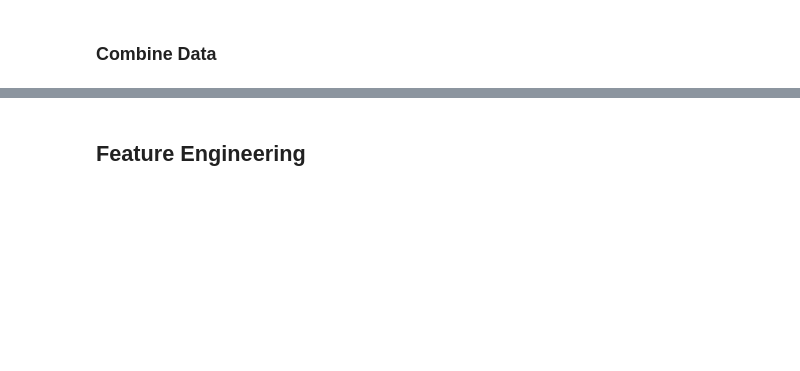
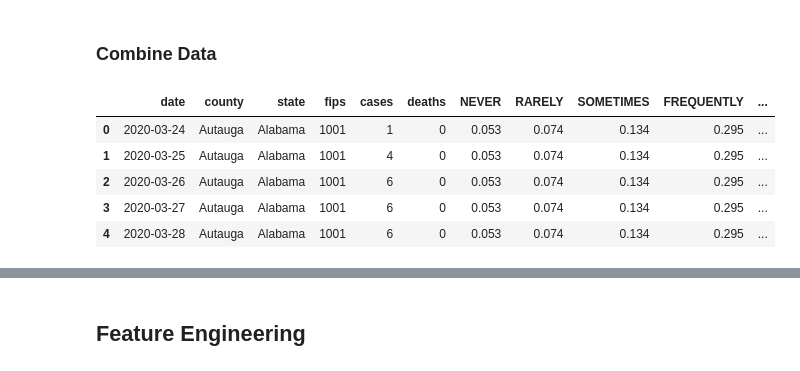
Before and after one commit to jtvkw2/Covid_Analysis, a Jupyter notebook: Covid Analysis.ipynb, the cells around one changed output, grey strips where cells are left out. Drawn from its saved outputs; the diff is of its cells as text; code cells hidden in the pictures; blank space fills up the shorter version.

```diff
--- a/Covid Analysis.ipynb
+++ b/Covid Analysis.ipynb
@@ -97,3 +99,13 @@ sns.heatmap(data_mask[cols].corr(), annot = True, cmap= 'coolwarm', fmt='.2g')
 # %% [markdown]
 <a id = "combine"></a>
 ### Combine Data
+# %%
+data = pd.merge(data_covid, data_mask, on=['fips'], how='left')
+data.head()
+# %% [output]
+|  | date | county | state | fips | cases | deaths | NEVER | RARELY | SOMETIMES | FREQUENTLY | ... |
+| 0 | 2020-03-24 | Autauga | Alabama | 1001 | 1 | 0 | 0.053 | 0.074 | 0.134 | 0.295 | ... |
+| 1 | 2020-03-25 | Autauga | Alabama | 1001 | 4 | 0 | 0.053 | 0.074 | 0.134 | 0.295 | ... |
+| 2 | 2020-03-26 | Autauga | Alabama | 1001 | 6 | 0 | 0.053 | 0.074 | 0.134 | 0.295 | ... |
+| 3 | 2020-03-27 | Autauga | Alabama | 1001 | 6 | 0 | 0.053 | 0.074 | 0.134 | 0.295 | ... |
+| 4 | 2020-03-28 | Autauga | Alabama | 1001 | 6 | 0 | 0.053 | 0.074 | 0.134 | 0.295 | ... |
```
Also changed, not shown: parts of 4 cells of this notebook.
